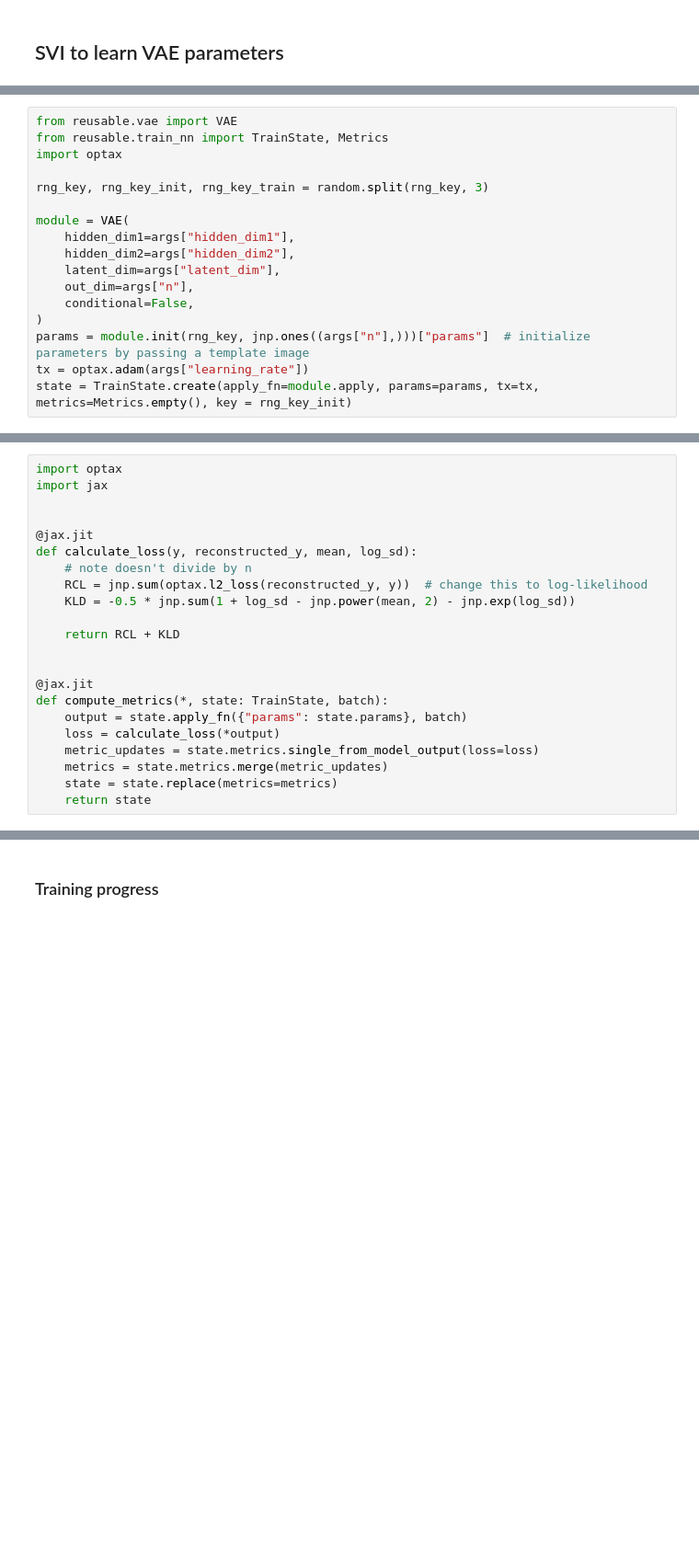
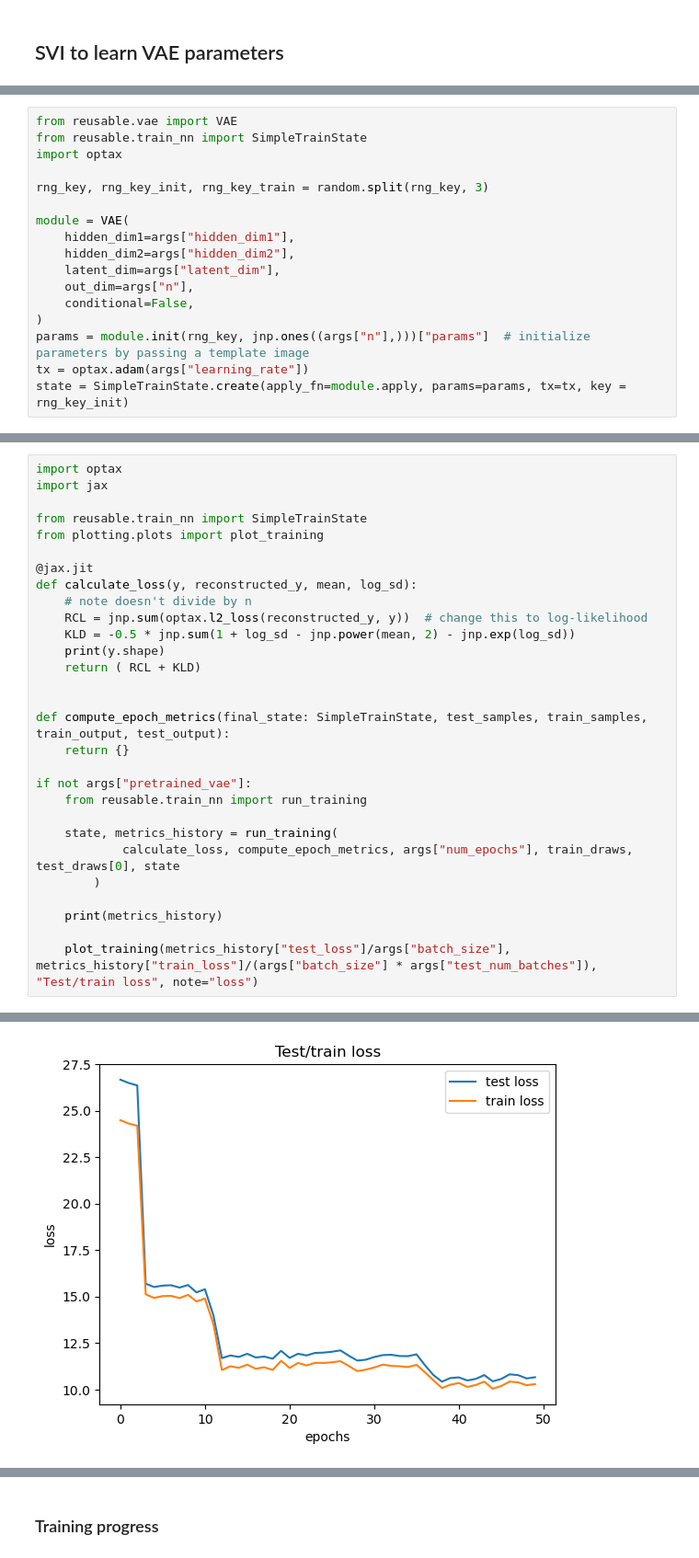
Before and after one commit to mtcairneyleeming/4yp, a Jupyter notebook: 02_PriorVAE_changed_training.ipynb, the cells around one changed output, grey strips where cells are left out. Shown at 92% size. Saved outputs shown, nothing was run; the diff lists cells and outputs as text; blank space fills up the shorter version.

```diff
--- a/02_PriorVAE_changed_training.ipynb
+++ b/02_PriorVAE_changed_training.ipynb
@@ -90,6 +84,6 @@ if not args["pretrained_vae"]:
 # %%
 from reusable.vae import VAE
-from reusable.train_nn import TrainState, Metrics
+from reusable.train_nn import SimpleTrainState
 import optax
 
 rng_key, rng_key_init, rng_key_train = random.split(rng_key, 3)
@@ -103,4 +97,4 @@ module = VAE(
 )
 params = module.init(rng_key, jnp.ones((args["n"],)))["params"]  # initialize parameters by passing a template image
 tx = optax.adam(args["learning_rate"])
-state = TrainState.create(apply_fn=module.apply, params=params, tx=tx, metrics=Metrics.empty(), key = rng_key_init)
+state = SimpleTrainState.create(apply_fn=module.apply, params=params, tx=tx, key = rng_key_init)
@@ -112,21 +106,29 @@ print(state.key)
 import optax
 import jax
 
+from reusable.train_nn import SimpleTrainState
+from plotting.plots import plot_training
 
 @jax.jit
 def calculate_loss(y, reconstructed_y, mean, log_sd):
     # note doesn't divide by n
     RCL = jnp.sum(optax.l2_loss(reconstructed_y, y))  # change this to log-likelihood
     KLD = -0.5 * jnp.sum(1 + log_sd - jnp.power(mean, 2) - jnp.exp(log_sd))
-
-    return RCL + KLD
+    print(y.shape)
+    return ( RCL + KLD)
 
 
-@jax.jit
-def compute_metrics(*, state: TrainState, batch):
-    output = state.apply_fn({"params": state.params}, batch)
-    loss = calculate_loss(*output)
-    metric_updates = state.metrics.single_from_model_output(loss=loss)
-    metrics = state.metrics.merge(metric_updates)
-    state = state.replace(metrics=metrics)
-    return state
+def compute_epoch_metrics(final_state: SimpleTrainState, test_samples, train_samples, train_output, test_output):
+    return {}
+
+if not args["pretrained_vae"]:
+    from reusable.train_nn import run_training
+
+    state, metrics_history = run_training(
+            calculate_loss, compute_epoch_metrics, args["num_epochs"], train_draws, test_draws[0], state
+        )
+
+    print(metrics_history)
+
+    plot_training(metrics_history["test_loss"]/args["batch_size"], metrics_history["train_loss"]/(args["batch_size"] * args["test_num_batches"]), "Test/train loss", note="loss")
+# %% [output]
@@ -132,0 +152 @@ def compute_metrics(*, state: TrainState, batch):
+[figure, added]
```
Also changed, not shown: parts of 18 cells of this notebook, 1 other file.
